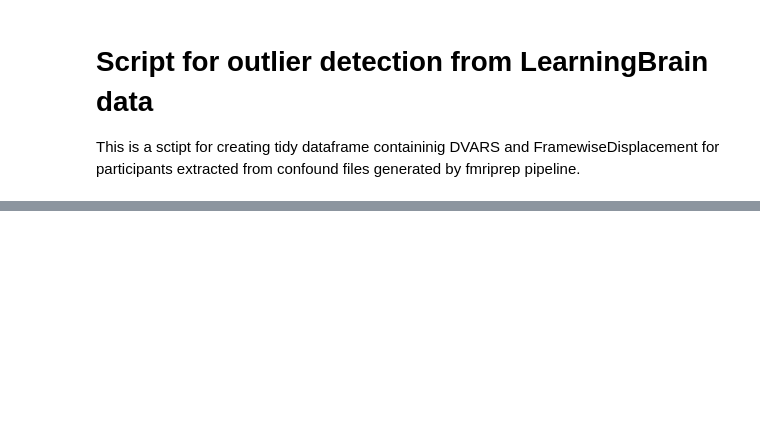
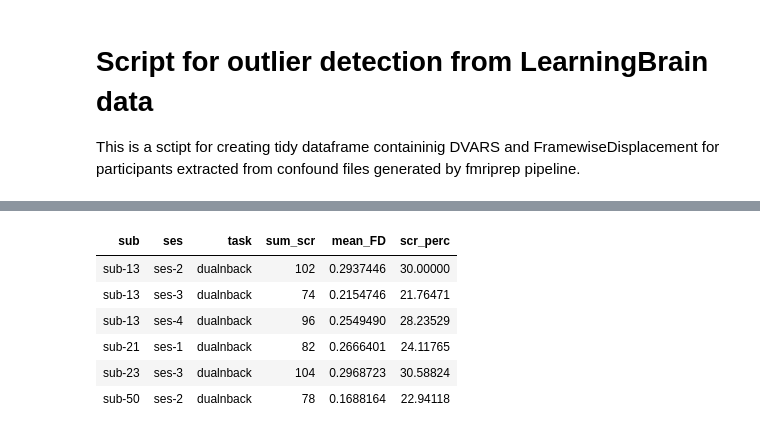
Before and after one commit to kbonna/LearningBrain_networks, a Jupyter notebook: notebooks/LB-01_motion_and_outliers_control.ipynb, the cells around one changed output, grey strips where cells are left out. Cells and saved outputs as stored; diff of their text form; code cells hidden in the pictures; blank space fills up the shorter version.

```diff
--- a/notebooks/LB-01_motion_and_outliers_control.ipynb
+++ b/notebooks/LB-01_motion_and_outliers_control.ipynb
@@ -102,0 +121,15 @@ confounds_all %>% group_by(sub, ses, task) %>% summarize(meanFD = mean(Framewise
+# %%
+# subjects to exclude for dualnback (15% scrubbing frames)
+
+scrubbing %>%
+    filter(task == 'dualnback') %>%
+    mutate(scr_perc = (sum_scr / 340) * 100) %>%
+    filter(scr_perc > 15 | mean_FD > 0.2)
+# %% [output]
+| sub | ses | task | sum_scr | mean_FD | scr_perc |
+| sub-13 | ses-2 | dualnback | 102 | 0.2937446 | 30.00000 |
+| sub-13 | ses-3 | dualnback | 74 | 0.2154746 | 21.76471 |
+| sub-13 | ses-4 | dualnback | 96 | 0.2549490 | 28.23529 |
+| sub-21 | ses-1 | dualnback | 82 | 0.2666401 | 24.11765 |
+| sub-23 | ses-3 | dualnback | 104 | 0.2968723 | 30.58824 |
+| sub-50 | ses-2 | dualnback | 78 | 0.1688164 | 22.94118 |
```
Also changed, not shown: parts of 12 cells of this notebook, 4 other files.
